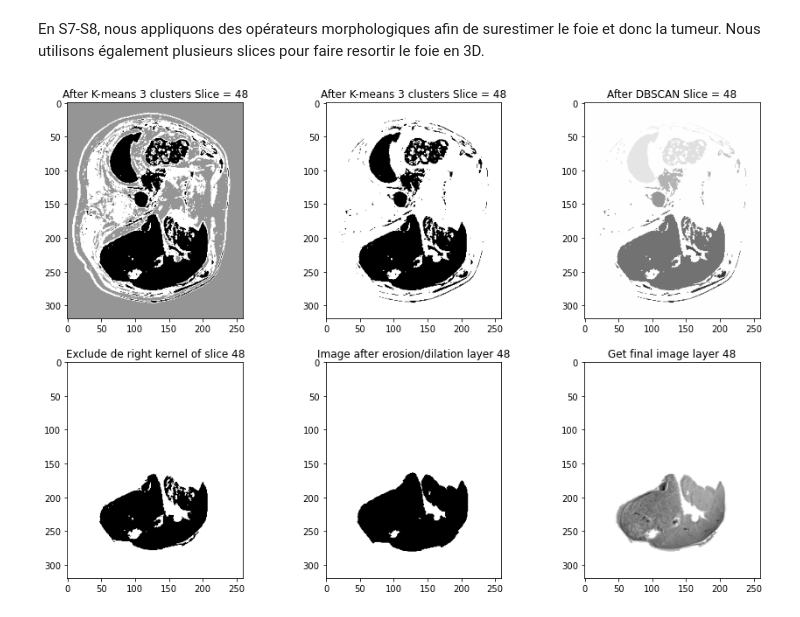
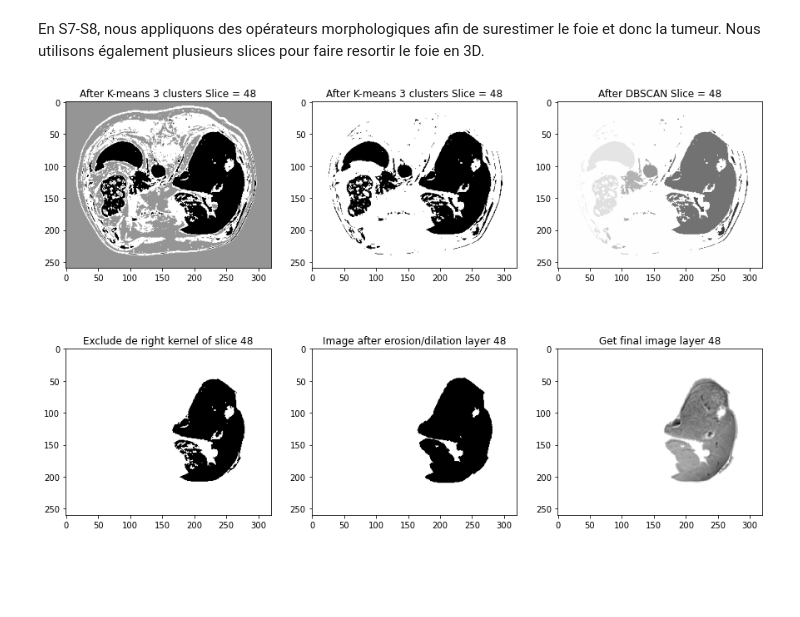
Before and after one commit to defrenned3238/WSBIM2243, a Jupyter notebook: WSBIM2243.ipynb, the cells around one changed output. Saved outputs shown, nothing was run; the diff lists cells and outputs as text; code cells hidden in the pictures; blank space fills up the shorter version.

Commit message:
Transposée des images

```diff
--- a/WSBIM2243.ipynb
+++ b/WSBIM2243.ipynb
@@ -417,37 +417,37 @@ for sliceNumber in range(SliceStart, 112):
 # %%
 # Plot sliceNum (if it was simulated)
 sliceNum = 48
 plt.figure(figsize=(15,10))
 plt.subplot(2, 3, 1)
-plt.imshow(OutputDataKmeans[:, :, sliceNum], cmap='Greys')
+plt.imshow(OutputDataKmeans[:, :, sliceNum].T, cmap='Greys')
 plt.title("After K-means 3 clusters Slice = " + str(sliceNum))
 
 plt.subplot(2, 3, 2)
-plt.imshow(OutputDataKmeansSelect[:, :, sliceNum], cmap='Greys')
+plt.imshow(OutputDataKmeansSelect[:, :, sliceNum].T, cmap='Greys')
 plt.title("After K-means 3 clusters Slice = " + str(sliceNum))
 
 plt.subplot(2, 3, 3)
-plt.imshow(OutputData[:, :, sliceNum], cmap='Greys')
+plt.imshow(OutputData[:, :, sliceNum].T, cmap='Greys')
 plt.title("After DBSCAN Slice = " + str(sliceNum))
 
 plt.subplot(2, 3, 4)
 OutputTest = np.uint8((OutputData[:, :, sliceNum] == DBSCANgoodkernel[sliceNum]))
-plt.imshow(OutputTest, cmap='Greys') #*data[:, :, sliceNum]
+plt.imshow(OutputTest.T, cmap='Greys') #*data[:, :, sliceNum]
 plt.title("Exclude de right kernel of slice " + str(sliceNum))
 
 plt.subplot(2, 3, 5)
 kernel = np.ones((3,3),np.uint8)
 kernel[0, 0] = 0
 kernel[2, 0] = 0
 kernel[0, 2] = 0
 kernel[2, 2] = 0
 dilatedImage = cv2.dilate(OutputTest,kernel,iterations = 2)
-plt.imshow(dilatedImage, cmap='Greys') #*data[:, :, sliceNum]
+plt.imshow(dilatedImage.T, cmap='Greys') #*data[:, :, sliceNum]
 plt.title("Image after erosion/dilation layer " + str(sliceNum))
 
 plt.subplot(2, 3, 6)
-plt.imshow(dilatedImage*data[:, :, sliceNum], cmap='Greys') #*data[:, :, sliceNum]
+plt.imshow((dilatedImage*data[:, :, sliceNum]).T, cmap='Greys') #*data[:, :, sliceNum]
 plt.title("Get final image layer " + str(sliceNum))
 plt.show()
 # %% [output]
-[figure, old version]
+[figure, new version]
```
